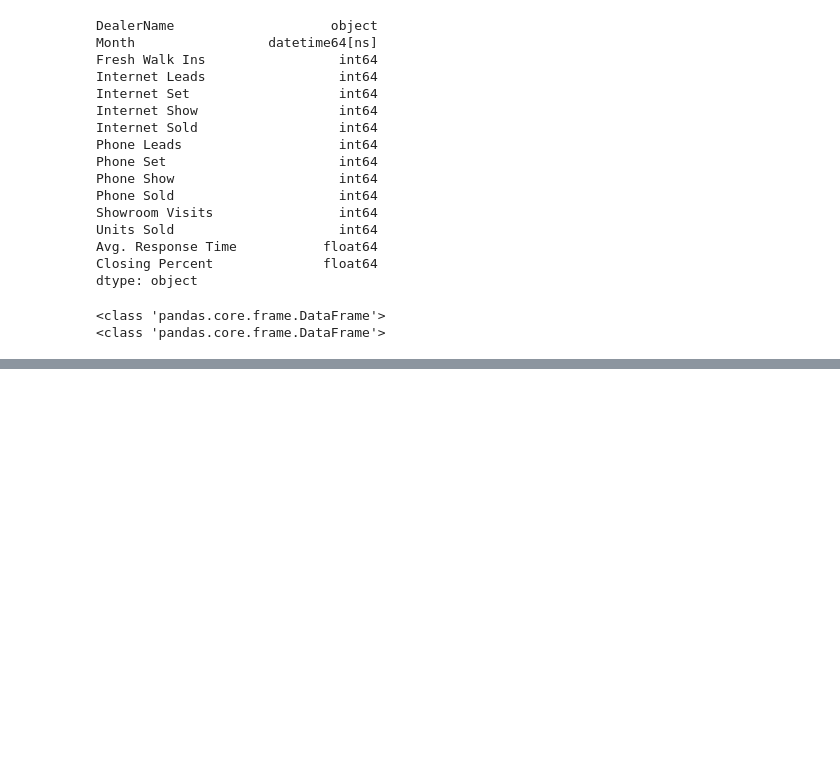
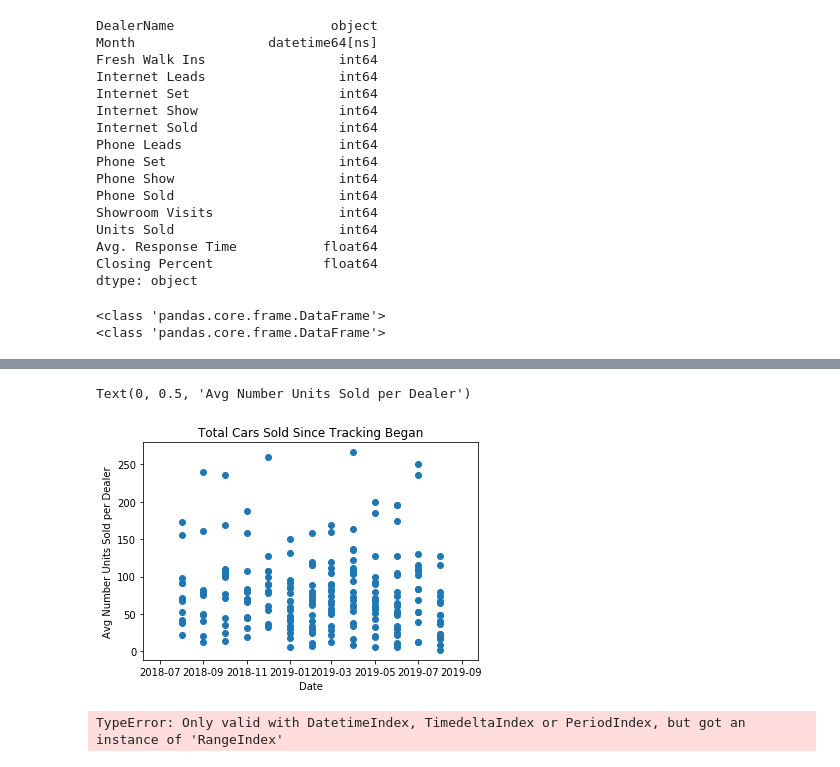
Before and after one commit to GarrettMarkScott/CRM-Data-from-GSheets, a Jupyter notebook: Analyzing our Clients CRM Data.ipynb, the cells around one changed output, grey strips where cells are left out. Cells and saved outputs as stored; diff of their text form; code cells hidden in the pictures; blank space fills up the shorter version.

Commit message:
First Chart Made

```diff
--- a/Analyzing our Clients CRM Data.ipynb
+++ b/Analyzing our Clients CRM Data.ipynb
@@ -226,0 +215,12 @@ TypeError: Only valid with DatetimeIndex, TimedeltaIndex or PeriodIndex, but got
+# %%
+plt.scatter(m_totals['Month'],m_totals['Units Sold']);
+plt.title('Total Cars Sold Since Tracking Began');
+plt.xlabel('Date')
+plt.ylabel('Avg Number Units Sold per Dealer')
+# %% [output]
+Text(0, 0.5, 'Avg Number Units Sold per Dealer')
+[figure, added]
+# %%
+m_totals.resample('M').sum()
+# %% [output]
+TypeError: Only valid with DatetimeIndex, TimedeltaIndex or PeriodIndex, but got an instance of 'RangeIndex'
```
Also changed, not shown: parts of 9 cells of this notebook.
